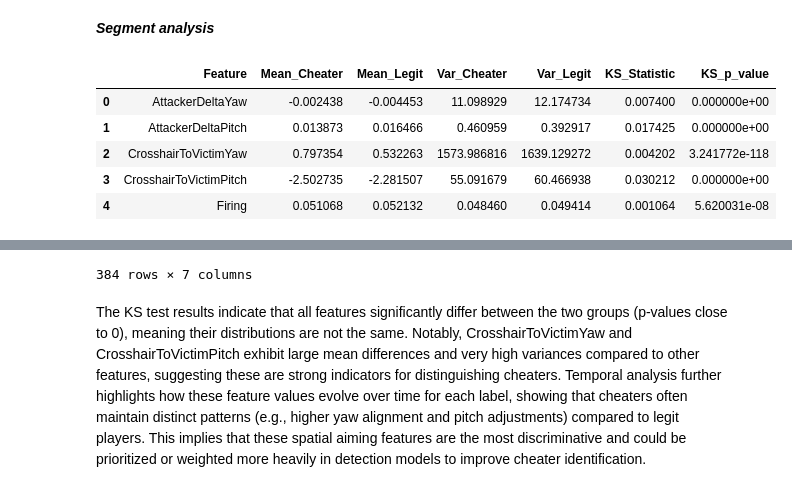
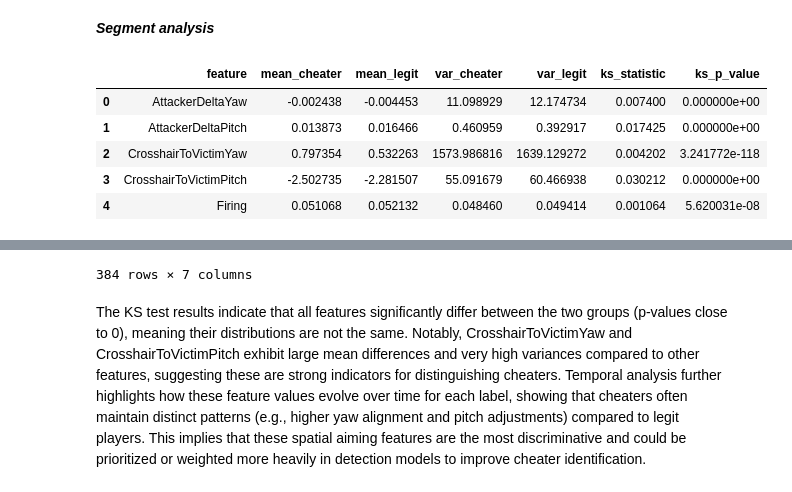
Before and after one commit to KSaB22/datascience, a Jupyter notebook: Work.ipynb, the cells around one changed output, grey strips where cells are left out. Drawn from its saved outputs; the diff is of its cells as text; code cells hidden in the pictures.

```diff
--- a/Work.ipynb
+++ b/Work.ipynb
@@ -295,10 +302,11 @@ if 'time' not in df_train.columns:
 
 # select feature columns for clustering
 feature_cols = [
-    'attacker_delta_yaw', 'attacker_delta_pitch',
-    'crosshair_to_victim_yaw', 'crosshair_to_victim_pitch',
-    'firing', 'time', 'anomaly_score'
+    'AttackerDeltaYaw', 'AttackerDeltaPitch',
+    'CrosshairToVictimYaw', 'CrosshairToVictimPitch',
+    'Firing', 'time', 'anomaly_score'
 ]
+
 
 # extract features from dataframe
 X = df_train[feature_cols]
@@ -350,7 +358,7 @@ df_train['cluster'] = final_kmeans.fit_predict(X_scaled)
 
 # plot clusters
 plt.figure(figsize=(8, 5))
-plt.scatter(df_train['attacker_delta_pitch'], df_train['attacker_delta_yaw'],
+plt.scatter(df_train['AttackerDeltaPitch'], df_train['AttackerDeltaYaw'],
             c=df_train['cluster'], cmap='viridis', s=1)
 plt.title("player clusters best k")
 plt.xlabel("attacker delta pitch")
@@ -371,41 +379,41 @@ df_train['true_label'] = training_labels.repeat(players * ticks)
 
 # list of features to analyze
 feature_cols = [
-    'attacker_delta_yaw', 'attacker_delta_pitch',
-    'crosshair_to_victim_yaw', 'crosshair_to_victim_pitch',
-    'firing'
+    'AttackerDeltaYaw', 'AttackerDeltaPitch',
+    'CrosshairToVictimYaw', 'CrosshairToVictimPitch',
+    'Firing'
 ]
 
 # store analysis results for each feature
 results = []
 
 # perform kolmogorov smirnov test for each feature
 for feature in feature_cols:
     cheaters = df_train[df_train['true_label'] == 1][feature]
     legit = df_train[df_train['true_label'] == 0][feature]
     ks_stat, ks_p = ks_2samp(cheaters, legit)
 
     results.append({
         'feature': feature,
         'mean_cheater': cheaters.mean(),
         'mean_legit': legit.mean(),
         'var_cheater': cheaters.var(),
         'var_legit': legit.var(),
         'ks_statistic': ks_stat,
         'ks_p_value': ks_p
     })
 
 # create dataframe summarizing feature analysis
 feature_summary = pd.DataFrame(results)
 
 # create temporal summary of features grouped by time and true label
 temporal_summary = df_train.groupby(['time', 'true_label'])[feature_cols].mean().reset_index()
 
 # display summaries
 display(feature_summary)
 display(temporal_summary)
 # %% [output]
-|  | Feature | Mean_Cheater | Mean_Legit | Var_Cheater | Var_Legit | KS_Statistic | KS_p_value |
+|  | feature | mean_cheater | mean_legit | var_cheater | var_legit | ks_statistic | ks_p_value |
 | 0 | AttackerDeltaYaw | -0.002438 | -0.004453 | 11.098929 | 12.174734 | 0.007400 | 0.000000e+00 |
 | 1 | AttackerDeltaPitch | 0.013873 | 0.016466 | 0.460959 | 0.392917 | 0.017425 | 0.000000e+00 |
 | 2 | CrosshairToVictimYaw | 0.797354 | 0.532263 | 1573.986816 | 1639.129272 | 0.004202 | 3.241772e-118 |
```
Also changed, not shown: parts of 16 cells of this notebook, 1 other file.
